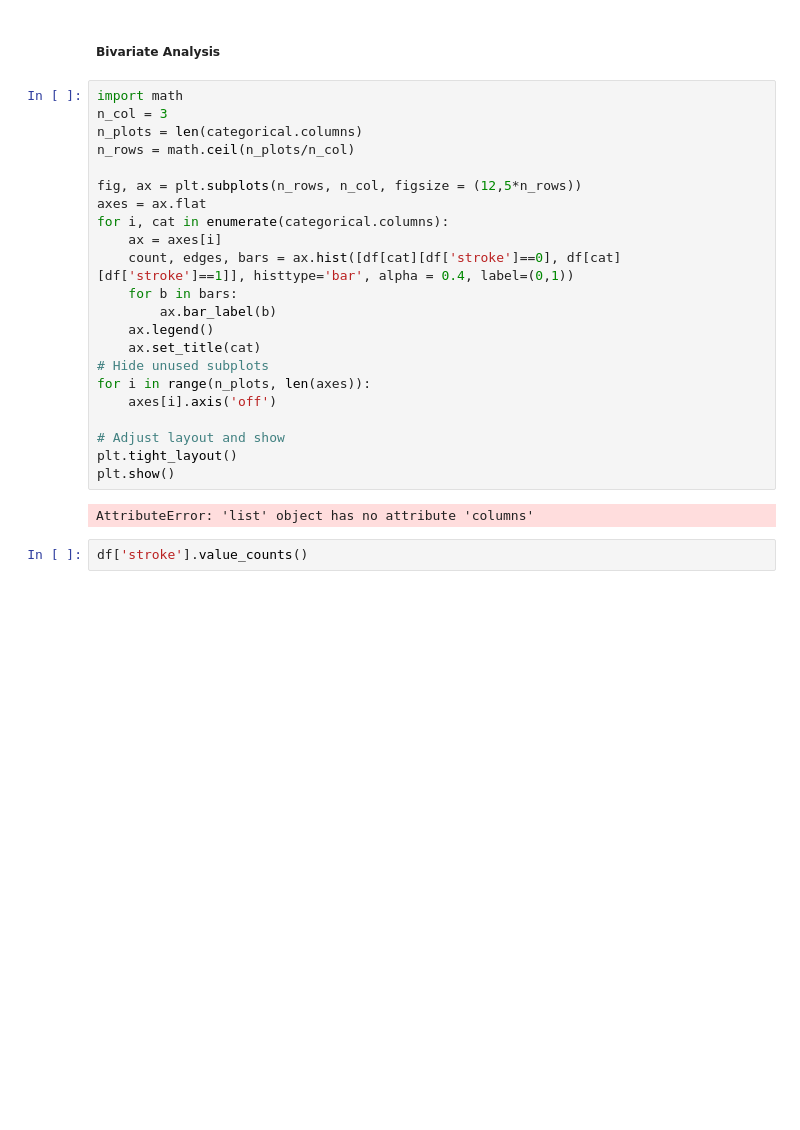
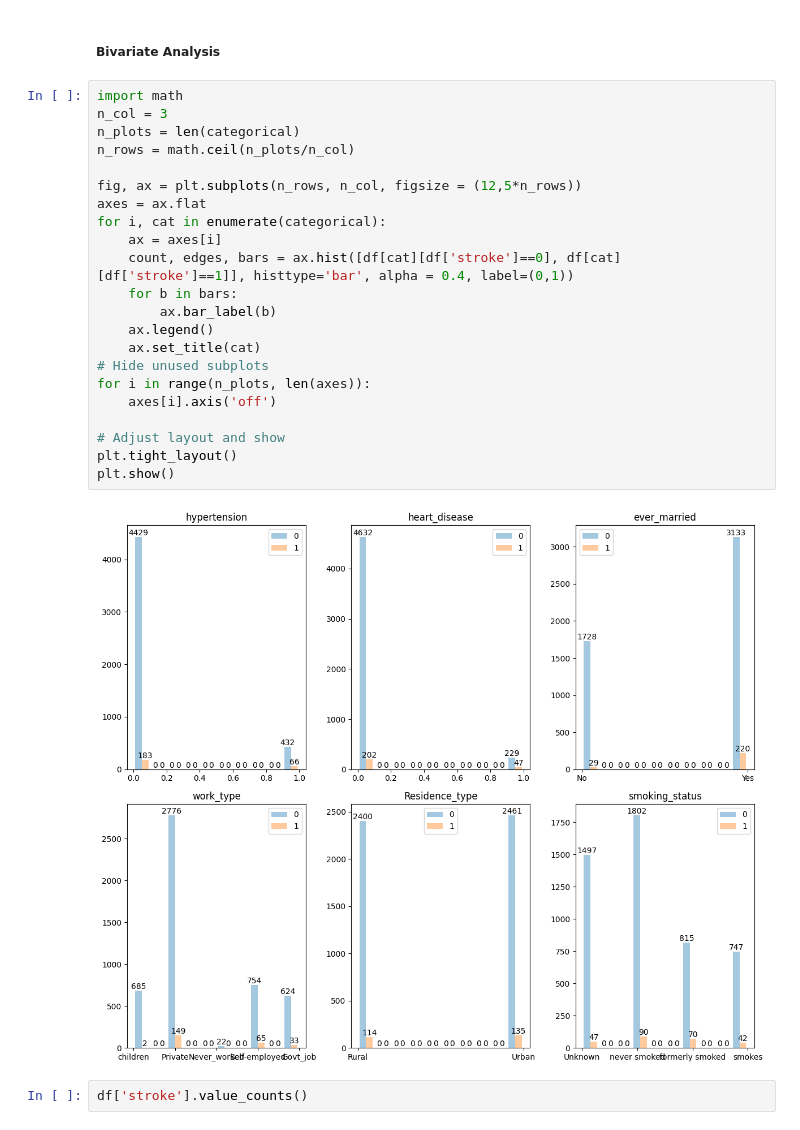
Before and after one commit to iiqra-khan/Stroke-Prediction, a Jupyter notebook: StrokePrediction.ipynb, the cells around one changed output. Drawn from its saved outputs; the diff is of its cells as text; blank space fills up the shorter version.

```diff
--- a/StrokePrediction.ipynb
+++ b/StrokePrediction.ipynb
@@ -152,27 +152,27 @@ Name: age, dtype: object
 # %%
 import math
 n_col = 3
-n_plots = len(categorical.columns)
+n_plots = len(categorical)
 n_rows = math.ceil(n_plots/n_col)
 
 fig, ax = plt.subplots(n_rows, n_col, figsize = (12,5*n_rows))
 axes = ax.flat
-for i, cat in enumerate(categorical.columns):
+for i, cat in enumerate(categorical):
     ax = axes[i]
     count, edges, bars = ax.hist([df[cat][df['stroke']==0], df[cat][df['stroke']==1]], histtype='bar', alpha = 0.4, label=(0,1))
     for b in bars:
         ax.bar_label(b)
     ax.legend()
     ax.set_title(cat)
 # Hide unused subplots
 for i in range(n_plots, len(axes)):
     axes[i].axis('off')
 
 # Adjust layout and show
 plt.tight_layout()
 plt.show()
 # %% [output]
-AttributeError: 'list' object has no attribute 'columns'
+[figure, added]
 # %%
 df['stroke'].value_counts()
 # %% [output]
```
